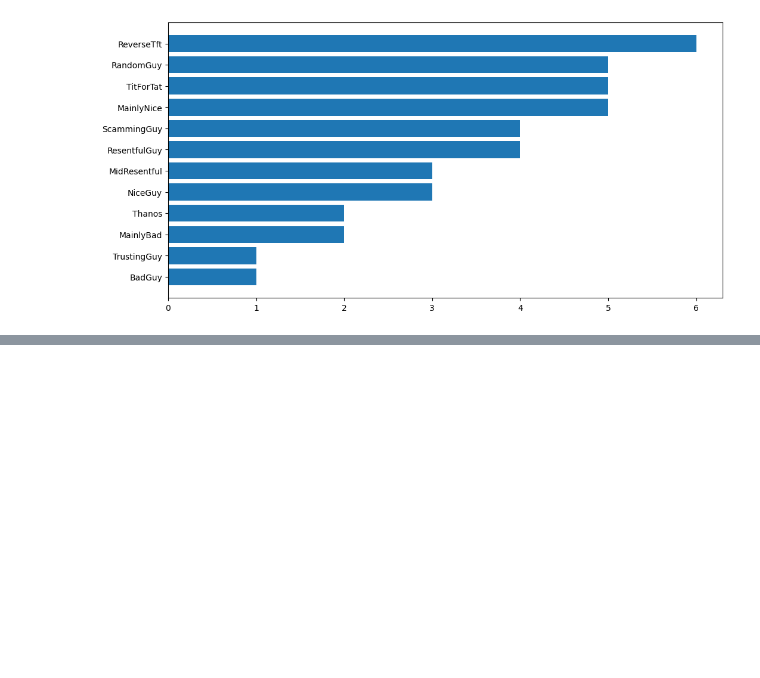
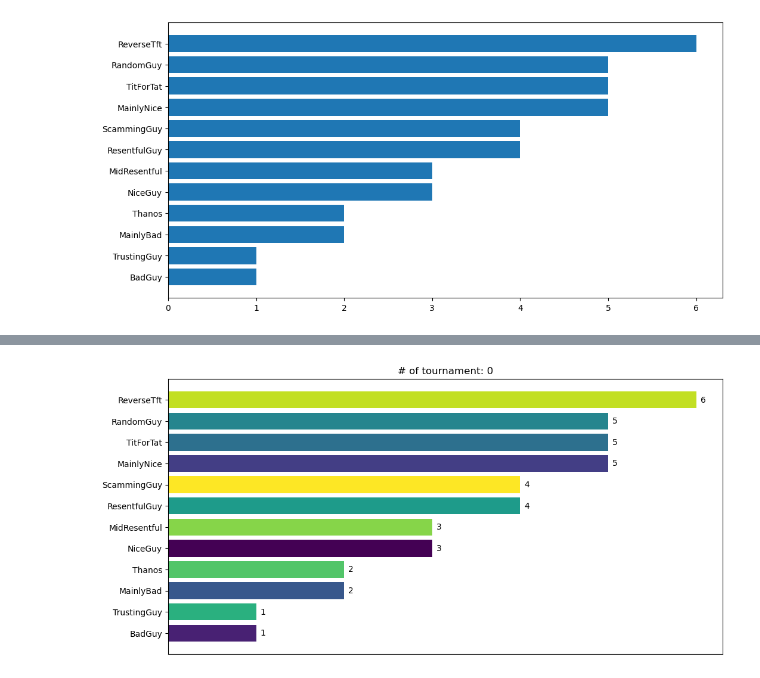
Before and after one commit to LeoPi314/LCP_projects_Y7_Group_4, a Jupyter notebook: IteratedTournament.ipynb, the cells around one changed output, grey strips where cells are left out. Saved outputs shown, nothing was run; the diff lists cells and outputs as text; code cells hidden in the pictures; blank space fills up the shorter version.

```diff
--- a/IteratedTournament.ipynb
+++ b/IteratedTournament.ipynb
@@ -319,3 +333,7 @@ test_part = {
     'MidResentful': 2,
     'ReverseTft': 1
 }
+# %%
+#single animation test
+result, time_evolution = r_tournament(test_part,r = 50,N_rounds = 5, M = Payoff)
+time_evolution['tournament']
@@ -321,0 +353,65 @@ test_part = {
+# %%
+frame = time_evolution['tournament'].unique()
+
+#---------------------------------------COLORS-----------------------------------------------------------------
+# Numero di colori da generare
+n_colors = len(test_part)
+
+# Selezione del colormap (puoi scegliere tra diverse opzioni come 'viridis', 'plasma', 'inferno', ecc.)
+colormap = plt.cm.viridis
+
+# Generazione dei colori sfumati
+colors = [colormap(i) for i in np.linspace(0, 1, n_colors)]
+
+# Converti i colori RGBA in codici colore hex
+colors_hex = [matcol.rgb2hex(c) for c in colors]
+
+# Creiamo un dizionario per associare le strategie ai colori
+strategy_colors = dict(zip(time_evolution['Strategies'].unique(), colors_hex))
+
+
+
+
+fig, ax = plt.subplots(figsize=(12,6))
+ax.set_xticks([])  # Rimuove i tick dell'asse X
+ax.set_xticklabels([])  # Rimuove le etichette dell'asse X
+ax.set(ylabel='$Player\'s trategies$')
+
+def animate(frame):
+    ax.clear()
+    data_frame = time_evolution[time_evolution['tournament'] == frame]
+
+    # Debugging output per verificare i dati
+    #print(f"Frame: {frame}")
+    #print(data_frame)
+
+    if not data_frame.empty:
+        sorted_strategies = data_frame.nlargest(len(test_part),'N').sort_values('N',ascending=True)
+        barh = ax.barh(sorted_strategies['Strategies'],sorted_strategies['N'], color=[strategy_colors[strategy] for strategy in sorted_strategies['Strategies']])
+
+        # plot appearance
+        ax.bar_label(barh, padding = 5)
+        ax.set_xticks([])  # Rimuove i tick dell'asse X
+        ax.set_xticklabels([])  # Rimuove le etichette dell'asse X
+        ax.set(title =  "# of tournament: "+str(frame))
+
+        #text box to show the number of tournament
+        #T = str(frame)
+        #plt.text(1,3,"# played tournament \n"+T, fontsize=12, color='red', bbox=dict(facecolor='none', edgecolor='black', boxstyle='round,pad=0.5'))
+
+    else:
+        print(f"No data for tournament: {frame}")
+
+#global anim
+anim = animation.FuncAnimation(fig, animate, frames=frame, interval=1000, repeat=False)
+
+# Salva l'animazione in un file .gif usando Pillow
+anim.save('animazione_singola.gif', writer='pillow')
+
+# Mostra l'animazione
+#plt.show()
+
+# Ritorna l'oggetto animazione per evitare che venga garbage collected
+#anim
+# %% [output]
+[figure, added]
```
Also changed, not shown: parts of 9 cells of this notebook, 1 other file.
